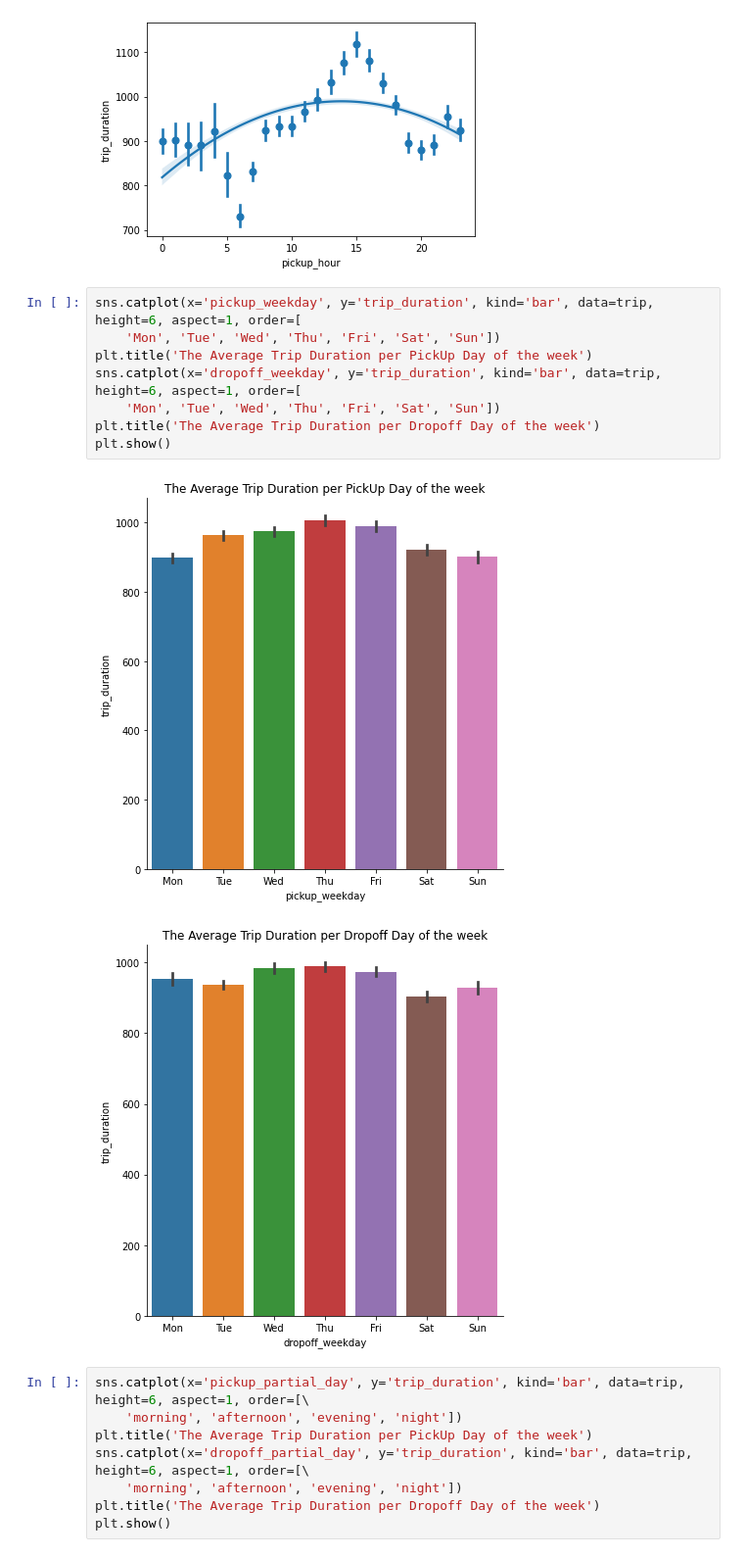
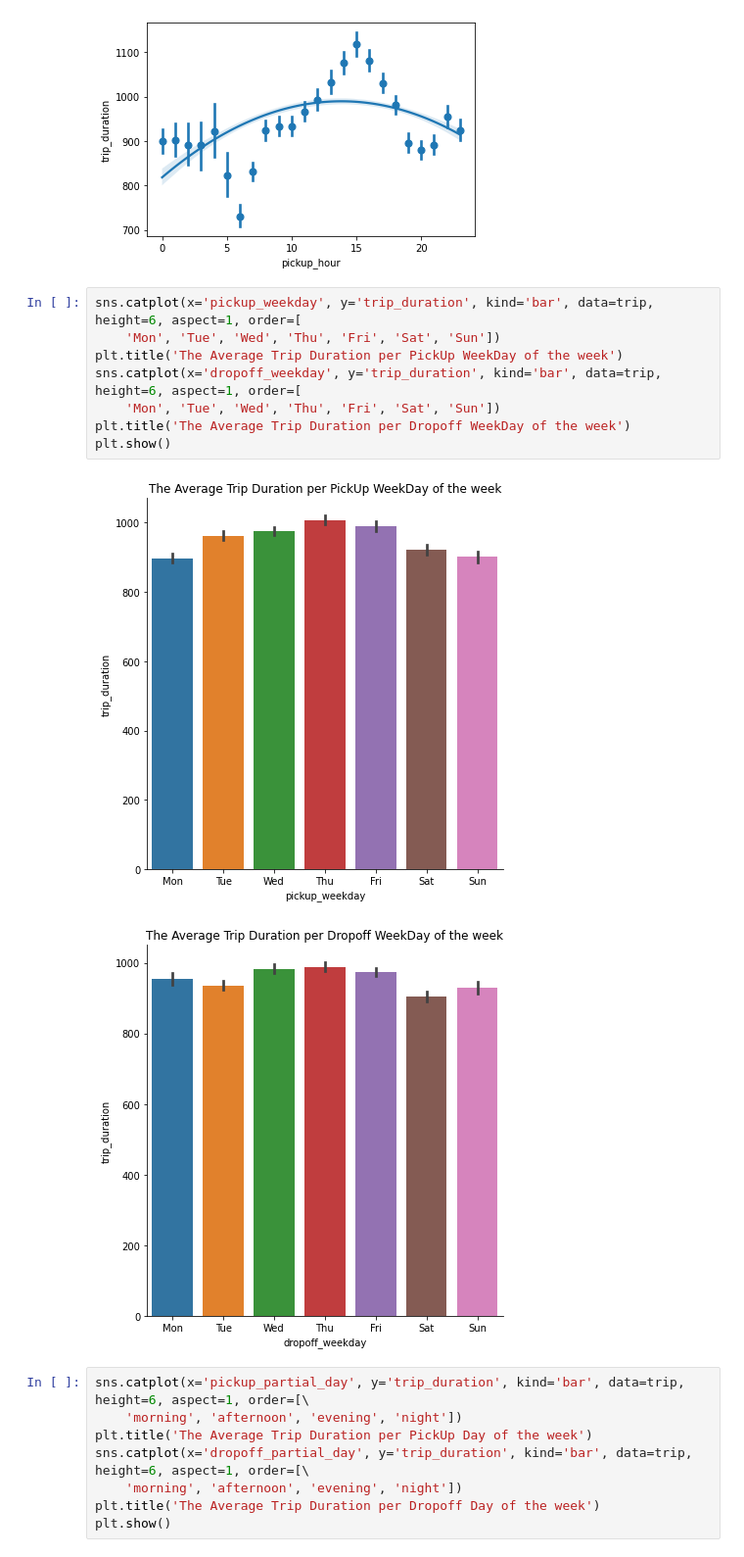
Before and after one commit to HarrisQuang/module-2-assignment-2, a Jupyter notebook: NYC Taxi EDA - forStudent.ipynb, the cells around one changed output. Shown: that part at 98% size. Cells and saved outputs as stored; diff of their text form.

```diff
--- a/NYC Taxi EDA - forStudent.ipynb
+++ b/NYC Taxi EDA - forStudent.ipynb
@@ -436,14 +435,14 @@ plt.show()
 # %%
 sns.catplot(x='pickup_weekday', y='trip_duration', kind='bar', data=trip, height=6, aspect=1, order=[
     'Mon', 'Tue', 'Wed', 'Thu', 'Fri', 'Sat', 'Sun'])
-plt.title('The Average Trip Duration per PickUp Day of the week')
+plt.title('The Average Trip Duration per PickUp WeekDay of the week')
 sns.catplot(x='dropoff_weekday', y='trip_duration', kind='bar', data=trip, height=6, aspect=1, order=[
     'Mon', 'Tue', 'Wed', 'Thu', 'Fri', 'Sat', 'Sun'])
-plt.title('The Average Trip Duration per Dropoff Day of the week')
+plt.title('The Average Trip Duration per Dropoff WeekDay of the week')
 plt.show()
 # %% [output]
-[figure, old version]
+[figure, new version]
-[figure, old version]
+[figure, new version]
 # %%
 sns.catplot(x='pickup_partial_day', y='trip_duration', kind='bar', data=trip, height=6, aspect=1, order=[\
     'morning', 'afternoon', 'evening', 'night'])
```
Also changed, not shown: parts of 5 cells of this notebook.
